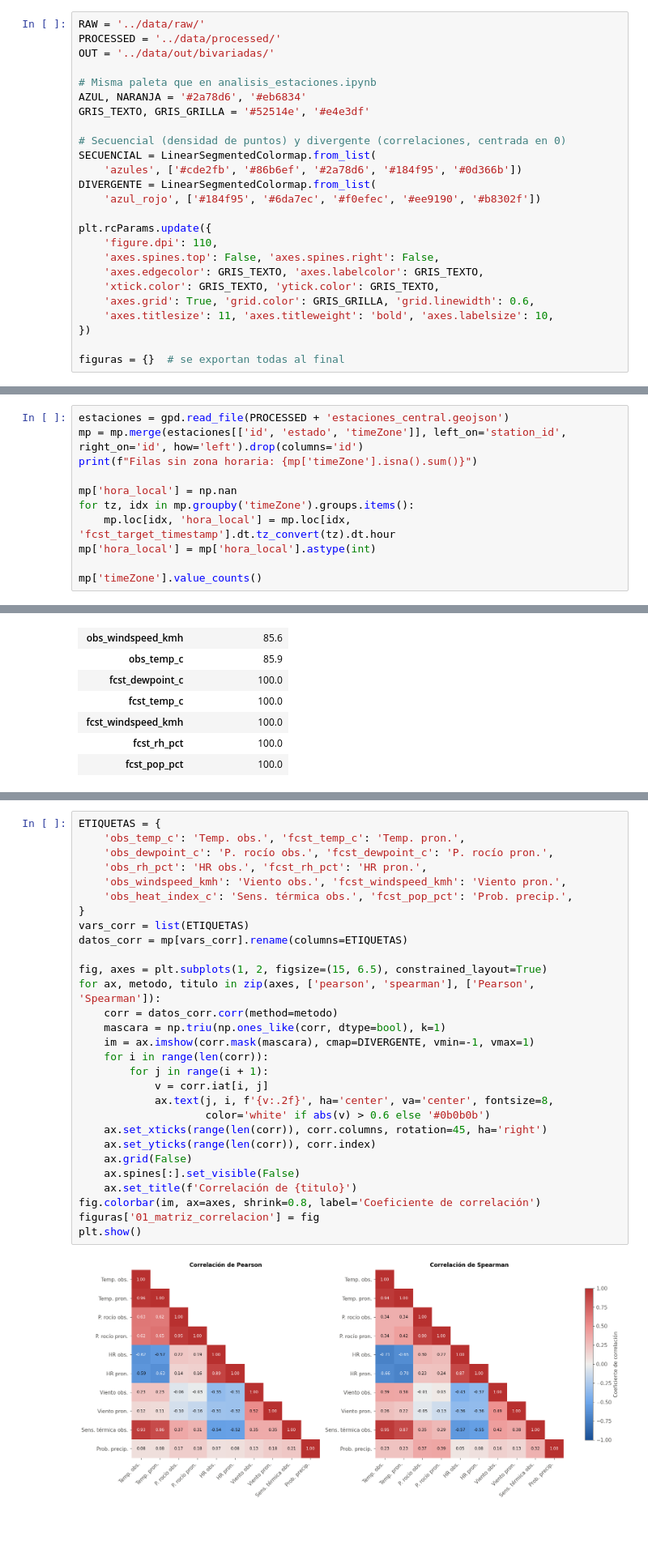
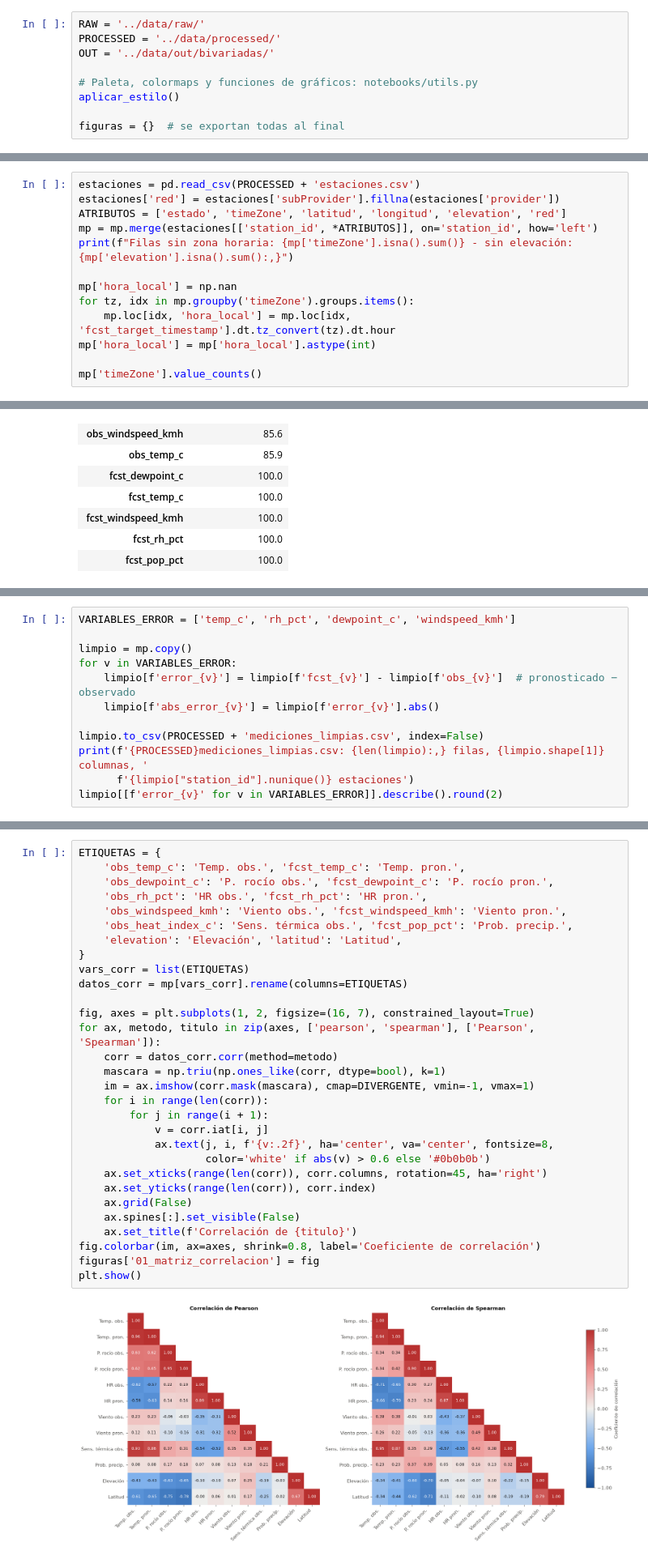
Before and after one commit to franconieto3/TPI_Taller_analisis_de_datos, a Jupyter notebook: notebooks/relaciones-bivariadas.ipynb, the cells around one changed output, grey strips where cells are left out. Shown at 81% size. Cells and saved outputs as stored; diff of their text form; blank space fills up the shorter version.

Commit message:
Preparación de los datos y armado del dataset, separación de funciones en utils.py

```diff
--- a/notebooks/relaciones-bivariadas.ipynb
+++ b/notebooks/relaciones-bivariadas.ipynb
@@ -22,24 +23,8 @@ RAW = '../data/raw/'
 PROCESSED = '../data/processed/'
 OUT = '../data/out/bivariadas/'
 
-# Misma paleta que en analisis_estaciones.ipynb
-AZUL, NARANJA = '#2a78d6', '#eb6834'
-GRIS_TEXTO, GRIS_GRILLA = '#52514e', '#e4e3df'
-
-# Secuencial (densidad de puntos) y divergente (correlaciones, centrada en 0)
-SECUENCIAL = LinearSegmentedColormap.from_list(
-    'azules', ['#cde2fb', '#86b6ef', '#2a78d6', '#184f95', '#0d366b'])
-DIVERGENTE = LinearSegmentedColormap.from_list(
-    'azul_rojo', ['#184f95', '#6da7ec', '#f0efec', '#ee9190', '#b8302f'])
-
-plt.rcParams.update({
-    'figure.dpi': 110,
-    'axes.spines.top': False, 'axes.spines.right': False,
-    'axes.edgecolor': GRIS_TEXTO, 'axes.labelcolor': GRIS_TEXTO,
-    'xtick.color': GRIS_TEXTO, 'ytick.color': GRIS_TEXTO,
-    'axes.grid': True, 'grid.color': GRIS_GRILLA, 'grid.linewidth': 0.6,
-    'axes.titlesize': 11, 'axes.titleweight': 'bold', 'axes.labelsize': 10,
-})
+# Paleta, colormaps y funciones de gráficos: notebooks/utils.py
+aplicar_estilo()
 
 figuras = {}  # se exportan todas al final
 # %% [markdown]
@@ -127,7 +116,9 @@ cada observación a la hora local de su estación (`timeZone` de los metadatos).
 # %%
-estaciones = gpd.read_file(PROCESSED + 'estaciones_central.geojson')
-mp = mp.merge(estaciones[['id', 'estado', 'timeZone']], left_on='station_id', right_on='id', how='left').drop(columns='id')
-print(f"Filas sin zona horaria: {mp['timeZone'].isna().sum()}")
+estaciones = pd.read_csv(PROCESSED + 'estaciones.csv')
+estaciones['red'] = estaciones['subProvider'].fillna(estaciones['provider'])
+ATRIBUTOS = ['estado', 'timeZone', 'latitud', 'longitud', 'elevation', 'red']
+mp = mp.merge(estaciones[['station_id', *ATRIBUTOS]], on='station_id', how='left')
+print(f"Filas sin zona horaria: {mp['timeZone'].isna().sum()} - sin elevación: {mp['elevation'].isna().sum():,}")
 
 mp['hora_local'] = np.nan
 for tz, idx in mp.groupby('timeZone').groups.items():
@@ -229,0 +232,12 @@ Estaciones: 474 -> 345 - filas: 294,347 -> 217,297 (77,050 excluidas)
+# %%
+VARIABLES_ERROR = ['temp_c', 'rh_pct', 'dewpoint_c', 'windspeed_kmh']
+
+limpio = mp.copy()
+for v in VARIABLES_ERROR:
+    limpio[f'error_{v}'] = limpio[f'fcst_{v}'] - limpio[f'obs_{v}']  # pronosticado − observado
+    limpio[f'abs_error_{v}'] = limpio[f'error_{v}'].abs()
+
+limpio.to_csv(PROCESSED + 'mediciones_limpias.csv', index=False)
+print(f'{PROCESSED}mediciones_limpias.csv: {len(limpio):,} filas, {limpio.shape[1]} columnas, '
+      f'{limpio["station_id"].nunique()} estaciones')
+limpio[[f'error_{v}' for v in VARIABLES_ERROR]].describe().round(2)
@@ -235,34 +261,35 @@ La dirección del viento se excluye porque es una variable circular (0° y 360°
 # %%
 ETIQUETAS = {
     'obs_temp_c': 'Temp. obs.', 'fcst_temp_c': 'Temp. pron.',
     'obs_dewpoint_c': 'P. rocío obs.', 'fcst_dewpoint_c': 'P. rocío pron.',
     'obs_rh_pct': 'HR obs.', 'fcst_rh_pct': 'HR pron.',
     'obs_windspeed_kmh': 'Viento obs.', 'fcst_windspeed_kmh': 'Viento pron.',
     'obs_heat_index_c': 'Sens. térmica obs.', 'fcst_pop_pct': 'Prob. precip.',
+    'elevation': 'Elevación', 'latitud': 'Latitud',
 }
 vars_corr = list(ETIQUETAS)
 datos_corr = mp[vars_corr].rename(columns=ETIQUETAS)
 
-fig, axes = plt.subplots(1, 2, figsize=(15, 6.5), constrained_layout=True)
+fig, axes = plt.subplots(1, 2, figsize=(16, 7), constrained_layout=True)
 for ax, metodo, titulo in zip(axes, ['pearson', 'spearman'], ['Pearson', 'Spearman']):
     corr = datos_corr.corr(method=metodo)
     mascara = np.triu(np.ones_like(corr, dtype=bool), k=1)
     im = ax.imshow(corr.mask(mascara), cmap=DIVERGENTE, vmin=-1, vmax=1)
     for i in range(len(corr)):
         for j in range(i + 1):
             v = corr.iat[i, j]
             ax.text(j, i, f'{v:.2f}', ha='center', va='center', fontsize=8,
                     color='white' if abs(v) > 0.6 else '#0b0b0b')
     ax.set_xticks(range(len(corr)), corr.columns, rotation=45, ha='right')
     ax.set_yticks(range(len(corr)), corr.index)
     ax.grid(False)
     ax.spines[:].set_visible(False)
     ax.set_title(f'Correlación de {titulo}')
 fig.colorbar(im, ax=axes, shrink=0.8, label='Coeficiente de correlación')
 figuras['01_matriz_correlacion'] = fig
 plt.show()
 # %% [output]
-[figure, old version]
+[figure, new version]
 # %% [markdown]
 ## 3. Observado vs. pronosticado
 
```
Also changed, not shown: parts of 19 cells of this notebook, 2 other files.
